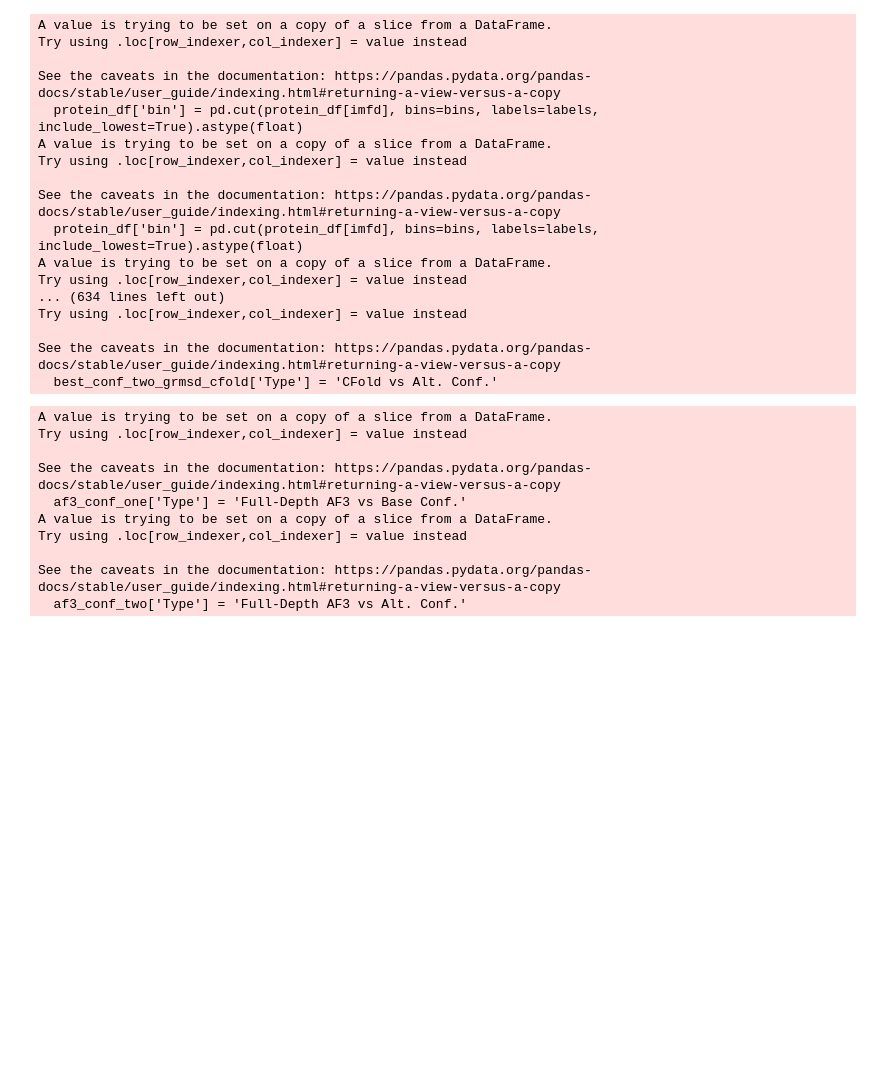
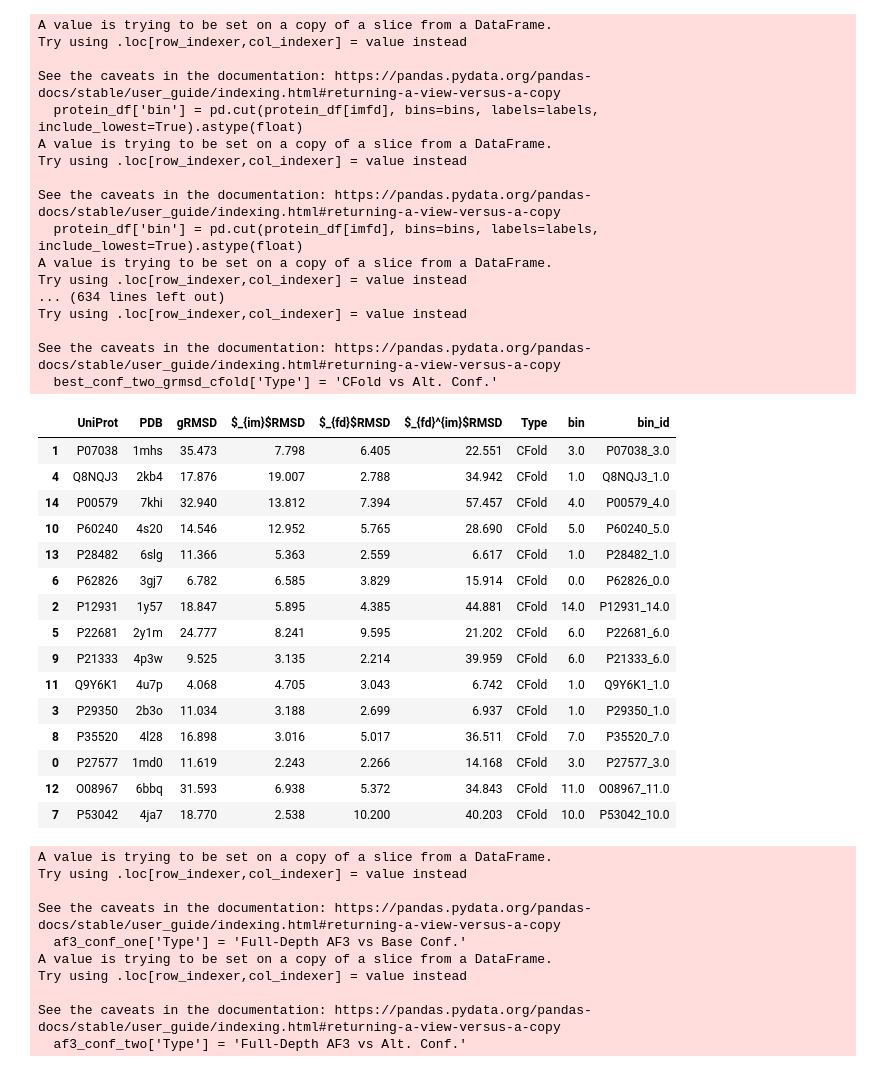
Before and after one commit to bperkinsj/autoinhibition_and_alphafold2, a Jupyter notebook: paper_figs.ipynb, the cells around one changed output. Drawn from its saved outputs; the diff is of its cells as text; code cells hidden in the pictures; blank space fills up the shorter version.

```diff
--- a/paper_figs.ipynb
+++ b/paper_figs.ipynb
@@ -3286,6 +3305,25 @@ Try using .loc[row_indexer,col_indexer] = value instead
 
 See the caveats in the documentation: https://pandas.pydata.org/pandas-docs/stable/user_guide/indexing.html#returning-a-view-versus-a-copy
   best_conf_two_grmsd_cfold['Type'] = 'CFold vs Alt. Conf.'
+# %%
+cfold2_bins
+# %% [output]
+|  | UniProt | PDB | gRMSD | $_{im}$RMSD | $_{fd}$RMSD | $_{fd}^{im}$RMSD | Type | bin | bin_id |
+| 1 | P07038 | 1mhs | 35.473 | 7.798 | 6.405 | 22.551 | CFold | 3.0 | P07038_3.0 |
+| 4 | Q8NQJ3 | 2kb4 | 17.876 | 19.007 | 2.788 | 34.942 | CFold | 1.0 | Q8NQJ3_1.0 |
+| 14 | P00579 | 7khi | 32.940 | 13.812 | 7.394 | 57.457 | CFold | 4.0 | P00579_4.0 |
+| 10 | P60240 | 4s20 | 14.546 | 12.952 | 5.765 | 28.690 | CFold | 5.0 | P60240_5.0 |
+| 13 | P28482 | 6slg | 11.366 | 5.363 | 2.559 | 6.617 | CFold | 1.0 | P28482_1.0 |
+| 6 | P62826 | 3gj7 | 6.782 | 6.585 | 3.829 | 15.914 | CFold | 0.0 | P62826_0.0 |
+| 2 | P12931 | 1y57 | 18.847 | 5.895 | 4.385 | 44.881 | CFold | 14.0 | P12931_14.0 |
+| 5 | P22681 | 2y1m | 24.777 | 8.241 | 9.595 | 21.202 | CFold | 6.0 | P22681_6.0 |
+| 9 | P21333 | 4p3w | 9.525 | 3.135 | 2.214 | 39.959 | CFold | 6.0 | P21333_6.0 |
+| 11 | Q9Y6K1 | 4u7p | 4.068 | 4.705 | 3.043 | 6.742 | CFold | 1.0 | Q9Y6K1_1.0 |
+| 3 | P29350 | 2b3o | 11.034 | 3.188 | 2.699 | 6.937 | CFold | 1.0 | P29350_1.0 |
+| 8 | P35520 | 4l28 | 16.898 | 3.016 | 5.017 | 36.511 | CFold | 7.0 | P35520_7.0 |
+| 0 | P27577 | 1md0 | 11.619 | 2.243 | 2.266 | 14.168 | CFold | 3.0 | P27577_3.0 |
+| 12 | O08967 | 6bbq | 31.593 | 6.938 | 5.372 | 34.843 | CFold | 11.0 | O08967_11.0 |
+| 7 | P53042 | 4ja7 | 18.770 | 2.538 | 10.200 | 40.203 | CFold | 10.0 | P53042_10.0 |
 # %%
 # Adjust all dfs to have only the 15 proteins of interest
 
```
Also changed, not shown: parts of 4 cells of this notebook.
